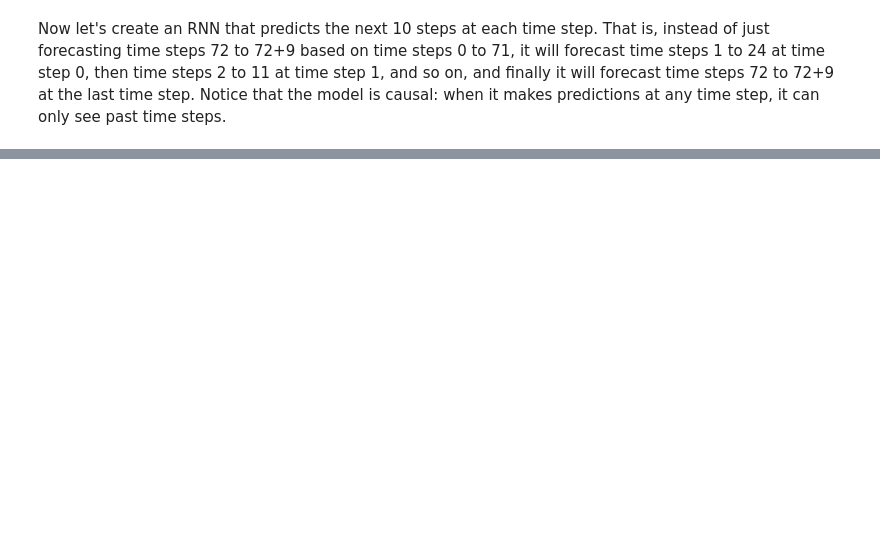
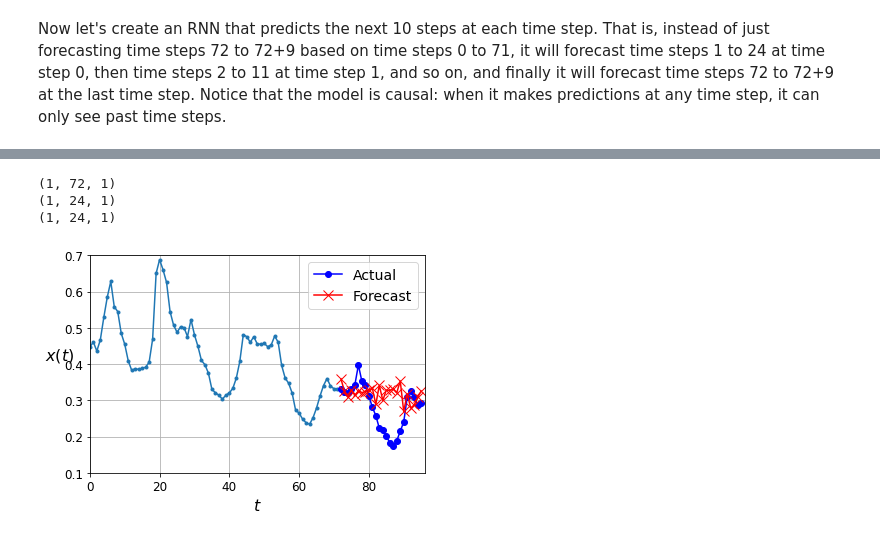
Before and after one commit to AndreasBordvik/FYS-STK4155-Prj3_report, a Jupyter notebook: code/LSTM_alternative/LSTM_Gerome_based.ipynb, the cells around one changed output, grey strips where cells are left out. Cells and saved outputs as stored; diff of their text form; code cells hidden in the pictures; blank space fills up the shorter version.

```diff
--- a/code/LSTM_alternative/LSTM_Gerome_based.ipynb
+++ b/code/LSTM_alternative/LSTM_Gerome_based.ipynb
@@ -560,7 +691,7 @@ batch_size = 100
 
 model = keras.models.Sequential([
     # keras.layers.LSTM(20, return_sequences=True, input_shape=[None, 1]),
-    keras.layers.LSTM(20, return_sequences=True, input_shape=[None, nbf_features]),
+    keras.layers.LSTM(20, return_sequences=True, input_shape=[None, 1]),
     # keras.layers.LSTM(20, return_sequences=True, input_shape=[None, 1]),
     keras.layers.LSTM(20, return_sequences=True),
     keras.layers.TimeDistributed(keras.layers.Dense(horizon))
@@ -580,7 +711,7 @@ callbacks = [learning_rate_reduction]
 print(X_train.shape)
 print(y_train.squeeze().shape)
 
-history = model.fit(X_train.squeeze(), y_train.squeeze(),
+history = model.fit(X_train, y_train,
                     epochs=20, shuffle=False,
                     batch_size=batch_size,
                     validation_data=(X_valid, y_valid),
@@ -622,0 +797,13 @@ plt.show()
+# %%
+print(X_new.shape)
+print(Y_new.shape)
+print(Y_pred.shape)
+
+plot_multiple_forecasts(X_new, Y_new, Y_pred)
+plt.ylim(0.10,0.70)
+plt.show()
+# %% [output]
+(1, 72, 1)
+(1, 24, 1)
+(1, 24, 1)
+[figure, added]
```
Also changed, not shown: parts of 26 cells of this notebook, 6 other files.
